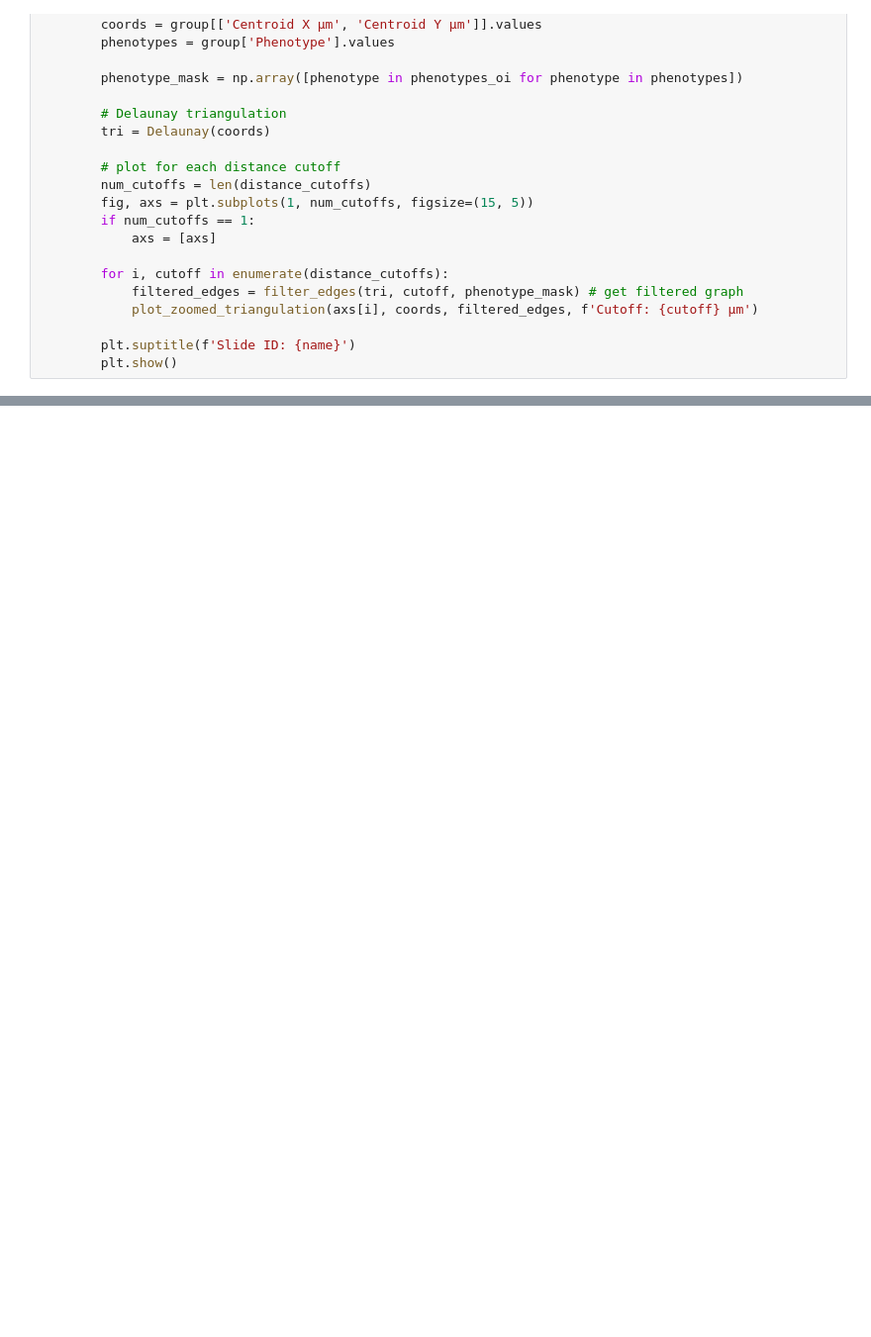
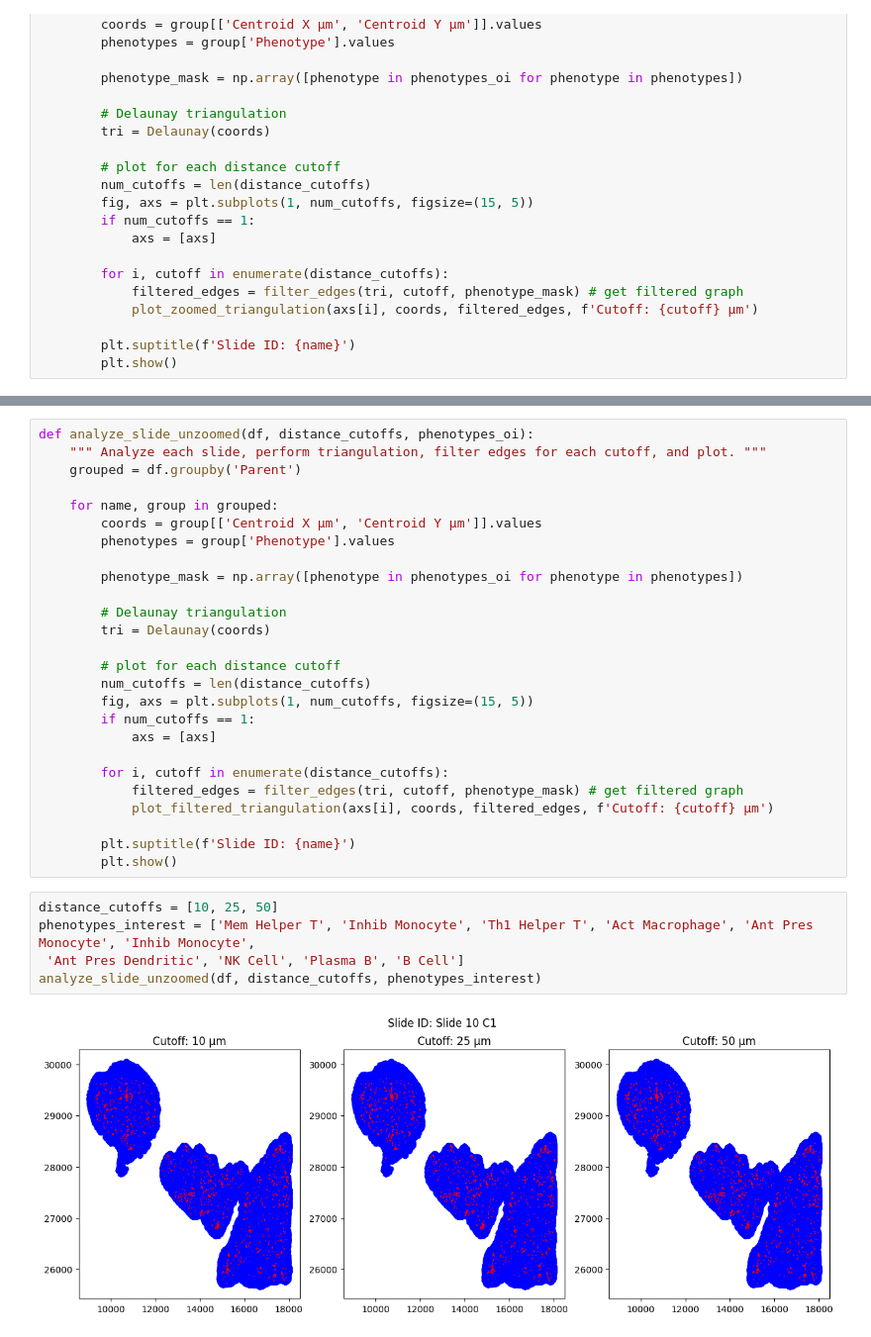
Before and after one commit to Pathomics-ai/Nguyenlab_multiplex, a Jupyter notebook: analysis/2d_voronoi.ipynb, the cells around one changed output, grey strips where cells are left out. Shown at 99% size. Drawn from its saved outputs; the diff is of its cells as text; blank space fills up the shorter version.

```diff
--- a/analysis/2d_voronoi.ipynb
+++ b/analysis/2d_voronoi.ipynb
@@ -181,0 +214,33 @@ analyze_slide(df, distance_cutoffs)
+# %%
+def analyze_slide_unzoomed(df, distance_cutoffs, phenotypes_oi):
+    """ Analyze each slide, perform triangulation, filter edges for each cutoff, and plot. """
+    grouped = df.groupby('Parent')
+
+    for name, group in grouped:
+        coords = group[['Centroid X µm', 'Centroid Y µm']].values
+        phenotypes = group['Phenotype'].values
+
+        phenotype_mask = np.array([phenotype in phenotypes_oi for phenotype in phenotypes])
+
+        # Delaunay triangulation
+        tri = Delaunay(coords)
+
+        # plot for each distance cutoff
+        num_cutoffs = len(distance_cutoffs)
+        fig, axs = plt.subplots(1, num_cutoffs, figsize=(15, 5))
+        if num_cutoffs == 1:
+            axs = [axs]
+
+        for i, cutoff in enumerate(distance_cutoffs):
+            filtered_edges = filter_edges(tri, cutoff, phenotype_mask) # get filtered graph
+            plot_filtered_triangulation(axs[i], coords, filtered_edges, f'Cutoff: {cutoff} µm')
+
+        plt.suptitle(f'Slide ID: {name}')
+        plt.show()
+# %%
+distance_cutoffs = [10, 25, 50]
+phenotypes_interest = ['Mem Helper T', 'Inhib Monocyte', 'Th1 Helper T', 'Act Macrophage', 'Ant Pres Monocyte', 'Inhib Monocyte',
+ 'Ant Pres Dendritic', 'NK Cell', 'Plasma B', 'B Cell']
+analyze_slide_unzoomed(df, distance_cutoffs, phenotypes_interest)
+# %% [output]
+[figure, added]
```
Also changed, not shown: parts of 5 cells of this notebook.
